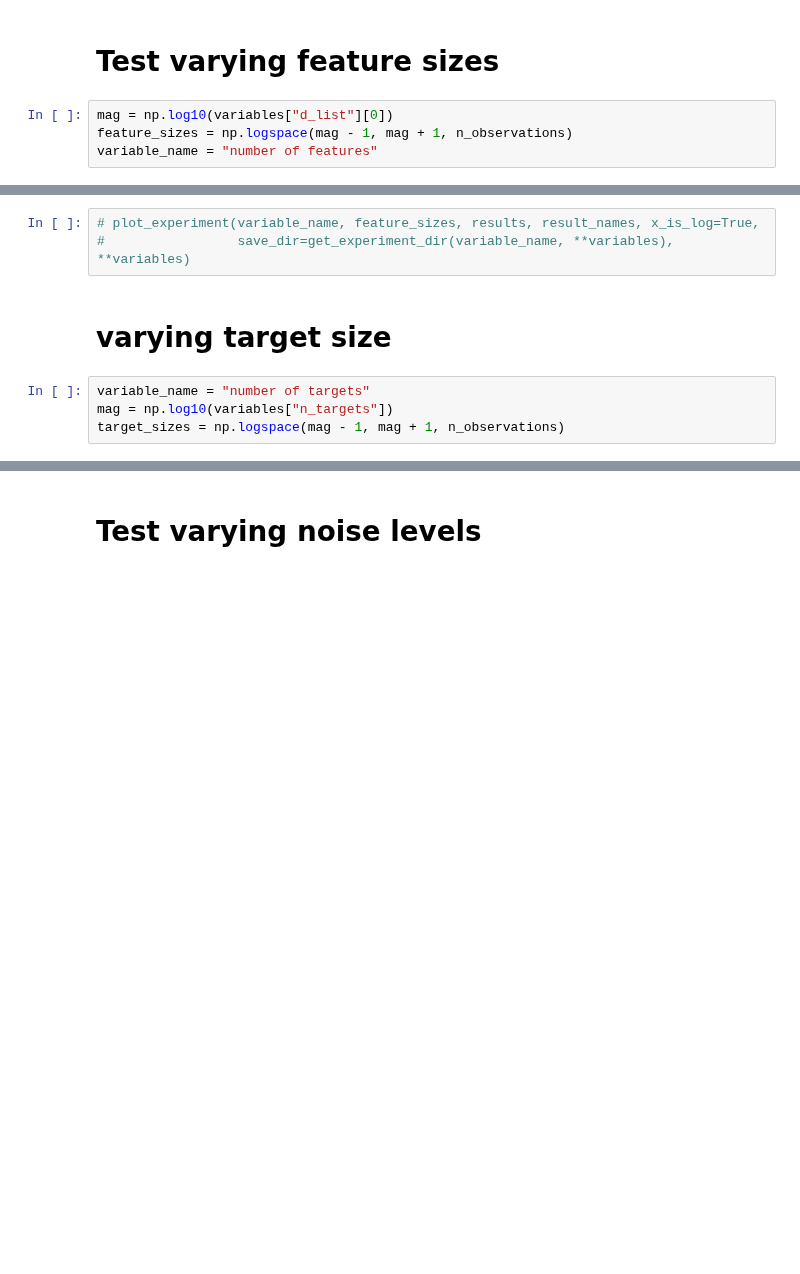
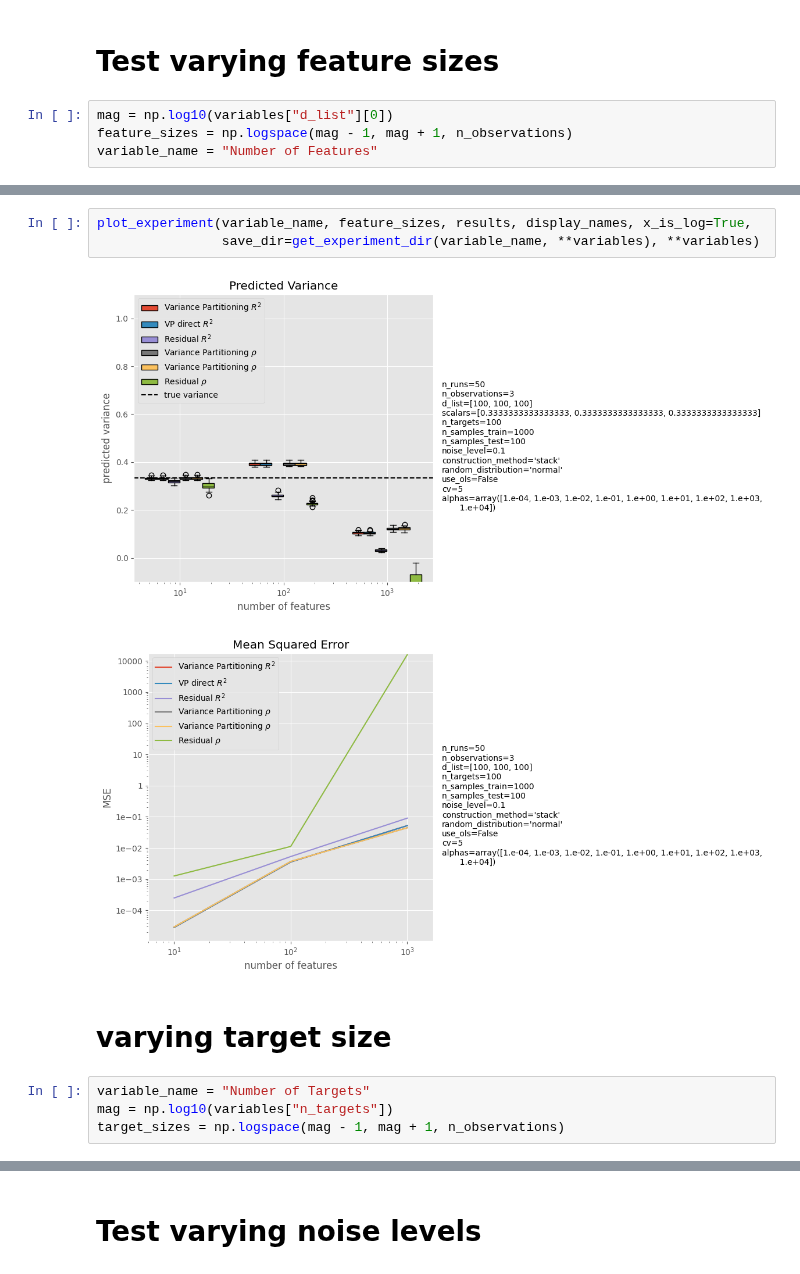
Before and after one commit to leo-schultheiss/compare_variance_residual, a Jupyter notebook: compare_variance_residual/simulated/comparison.ipynb, the cells around one changed output, grey strips where cells are left out. Saved outputs shown, nothing was run; the diff lists cells and outputs as text; blank space fills up the shorter version.

```diff
--- a/compare_variance_residual/simulated/comparison.ipynb
+++ b/compare_variance_residual/simulated/comparison.ipynb
@@ -171,6 +158,6 @@ plot_experiment(variable_name, sample_sizes_testing, results, result_names, x_is
 # %%
 mag = np.log10(variables["d_list"][0])
 feature_sizes = np.logspace(mag - 1, mag + 1, n_observations)
-variable_name = "number of features"
+variable_name = "Number of Features"
 # %%
 results = get_results(variable_name, feature_sizes, **variables)
@@ -185,10 +164,13 @@ saving residual_rho
 # %%
-# plot_experiment(variable_name, feature_sizes, results, result_names, x_is_log=True,
-#                 save_dir=get_experiment_dir(variable_name, **variables), **variables)
+plot_experiment(variable_name, feature_sizes, results, display_names, x_is_log=True,
+                save_dir=get_experiment_dir(variable_name, **variables), **variables)
+# %% [output]
+[figure, added]
+[figure, added]
 # %% [markdown]
 # varying target size
 # %%
-variable_name = "number of targets"
+variable_name = "Number of Targets"
 mag = np.log10(variables["n_targets"])
 target_sizes = np.logspace(mag - 1, mag + 1, n_observations)
 # %%
```
Also changed, not shown: parts of 18 cells of this notebook, 2 other files.
